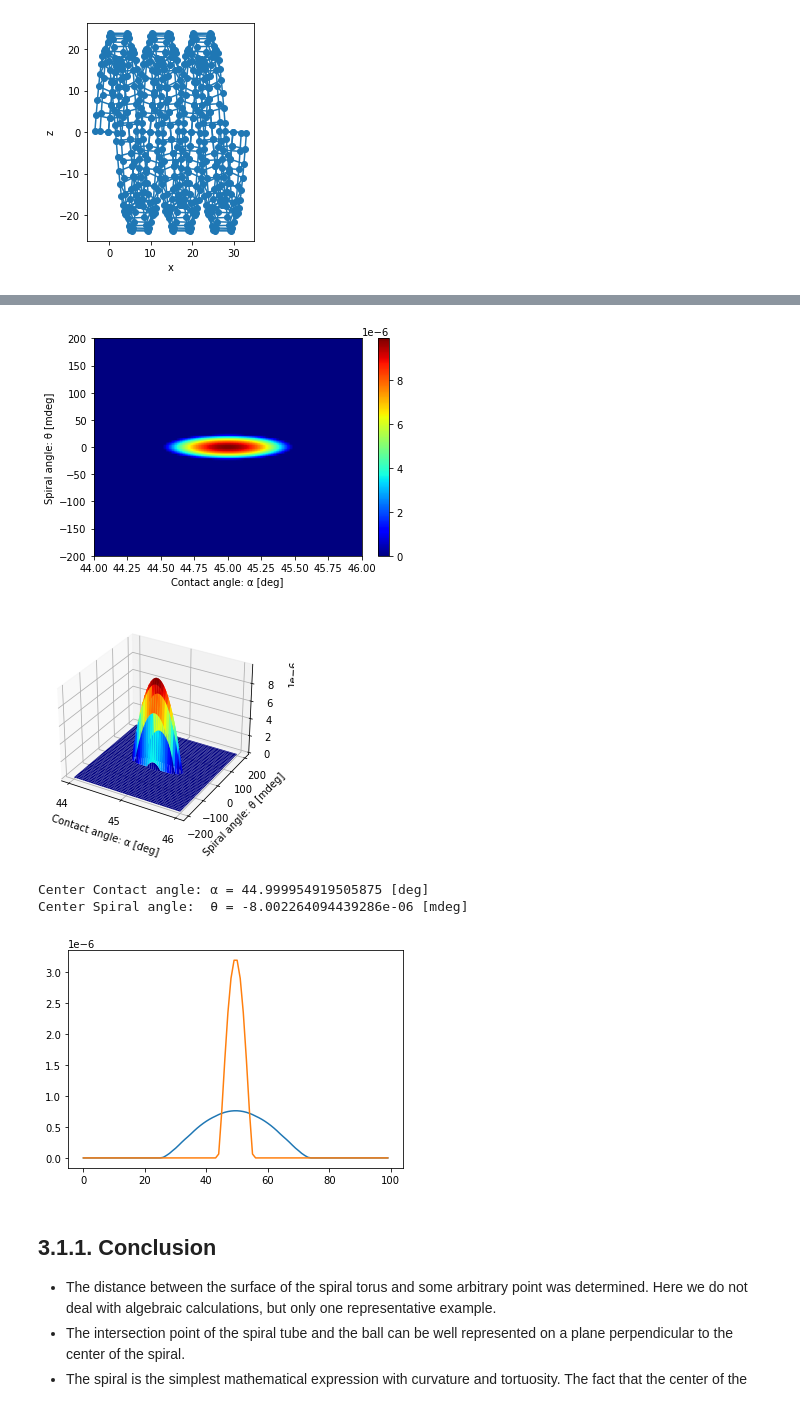
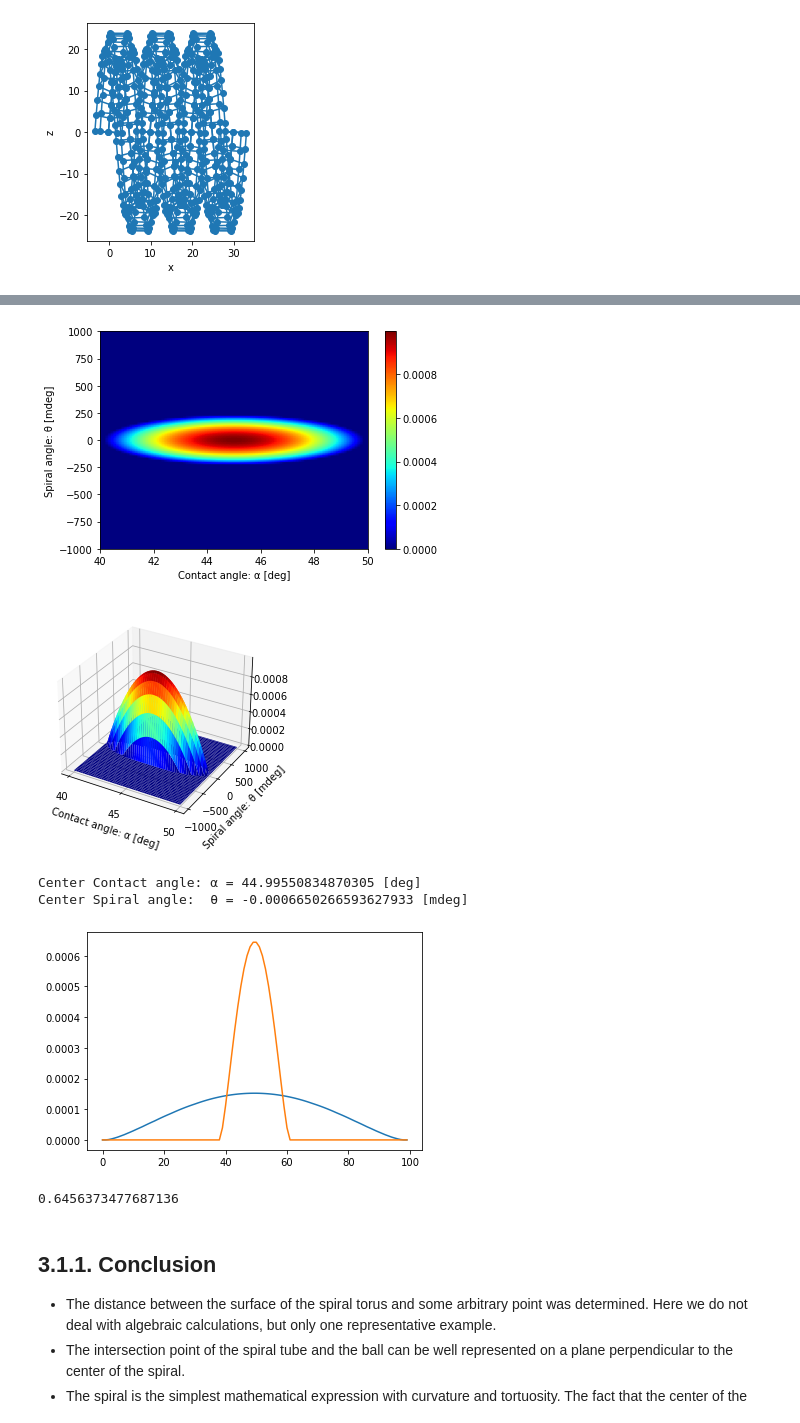
Before and after one commit to CurryMultiSci/Ballscrew-ElasticShaft-withCoulomb, a Jupyter notebook: _3_Friction_between_ball_and_spiral/_3_1_Contact_with_Spiral_Torus/index.ipynb, the cells around one changed output, grey strips where cells are left out. Saved outputs shown, nothing was run; the diff lists cells and outputs as text; code cells hidden in the pictures.

```diff
--- a/_3_Friction_between_ball_and_spiral/_3_1_Contact_with_Spiral_Torus/index.ipynb
+++ b/_3_Friction_between_ball_and_spiral/_3_1_Contact_with_Spiral_Torus/index.ipynb
@@ -89,32 +92,32 @@ dalp = 0.013299400564331869
 # %%
-th = np.deg2rad(np.linspace(-0.2, 0.2, int(1e2)))
-alp = np.deg2rad(np.linspace(44, 46, int(1e2)))
+th = np.deg2rad(np.linspace(-1.0, 1.0, int(1e2)))
+alp = np.deg2rad(np.linspace(40, 50, int(1e2)))
 
 xyz = SP0.get_mesh(th, alp, 0)
 
 x_ball = np.array([0., PCR, 0.])
-R_ball = R + 1e-5
+R_ball = R + 1e-3
 
 Disp_xyz = x_ball - xyz
 Disp = R_ball - np.sqrt(np.sum(np.square(Disp_xyz), 2))
 Disp[Disp<0.0] = 0.0
 
 plt.imshow(Disp, cmap=cm.jet, extent=np.rad2deg([alp[0], alp[-1], 1e3 *th[0], 1e3 *th[-1]]), aspect='auto')
 plt.xlabel('Contact angle: α [deg]')
 plt.ylabel('Spiral angle: θ [mdeg]')
 plt.colorbar()
 plt.show()
 
 Th, Alp = np.meshgrid(th, alp)
 fig, ax = plt.subplots(subplot_kw={"projection": "3d"})
 surf = ax.plot_surface(np.rad2deg(Alp), 1e3 * np.rad2deg(Th), Disp.T, cmap=cm.jet)
-ax.set_xticks([44, 45, 46])
+ax.set_xticks([40, 45, 50])
 ax.set_xlabel('Contact angle: α [deg]')
 ax.set_ylabel('Spiral angle: θ [mdeg]')
 plt.show()
 # %% [output]
-[figure, old version]
+[figure, new version]
-[figure, old version]
+[figure, new version]
 # %%
 plt.plot(np.mean(Disp, axis=0))
 plt.plot(np.mean(Disp, axis=1))
@@ -122,9 +125,13 @@ plt.plot(np.mean(Disp, axis=1))
 print('Center Contact angle: α = ' + str(np.rad2deg(alp @ np.mean(Disp, axis=0) / np.mean(Disp, axis=0).sum())) + ' [deg]')
 print('Center Spiral angle:  θ = ' + str(1e3 * np.rad2deg(th @ np.mean(Disp, axis=1) / np.mean(Disp, axis=1).sum())) + ' [mdeg]')
 # %% [output]
-Center Contact angle: α = 44.999954919505875 [deg]
-Center Spiral angle:  θ = -8.002264094439286e-06 [mdeg]
+Center Contact angle: α = 44.99550834870305 [deg]
+Center Spiral angle:  θ = -0.0006650266593627933 [mdeg]
-[figure, old version]
+[figure, new version]
+# %%
+np.linalg.norm(xyz[0,0,:] - xyz[-1,0,:])
+# %% [output]
+0.6456373477687136
 # %% [markdown]
 ## 3.1.1. Conclusion
 
```
Also changed, not shown: parts of 3 cells of this notebook, 3 other files.
